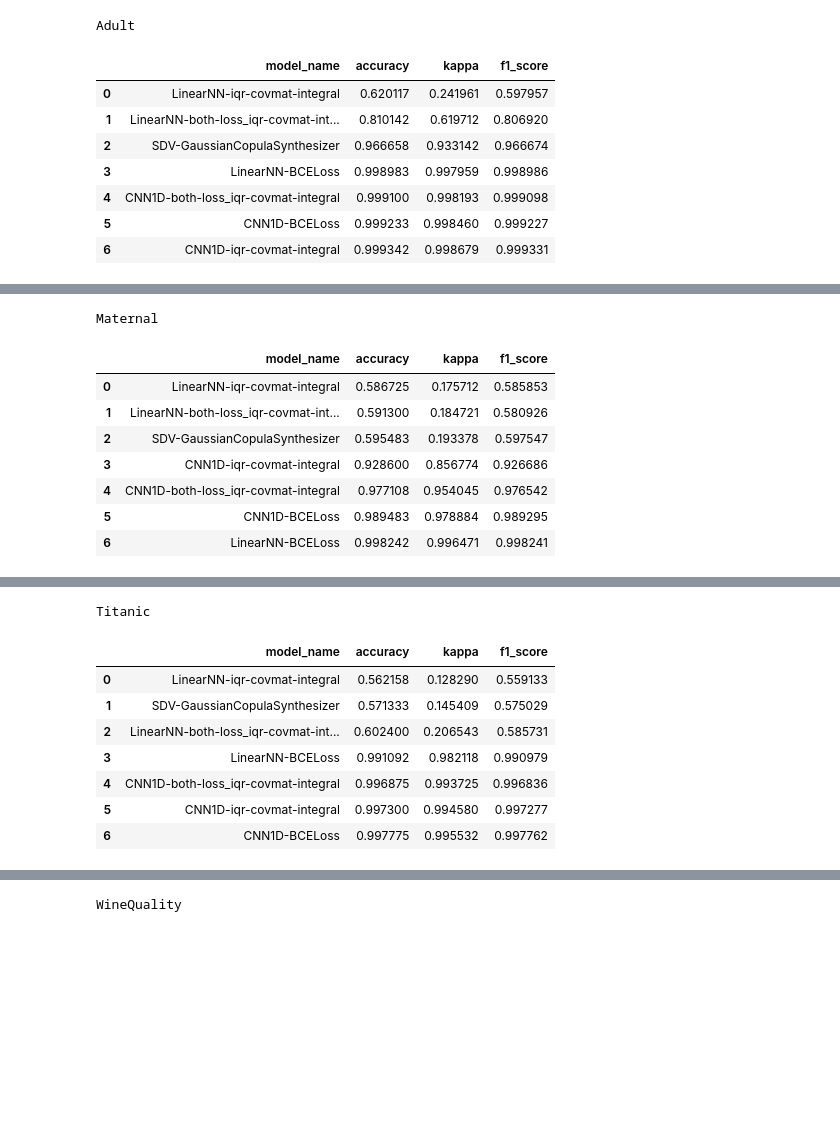
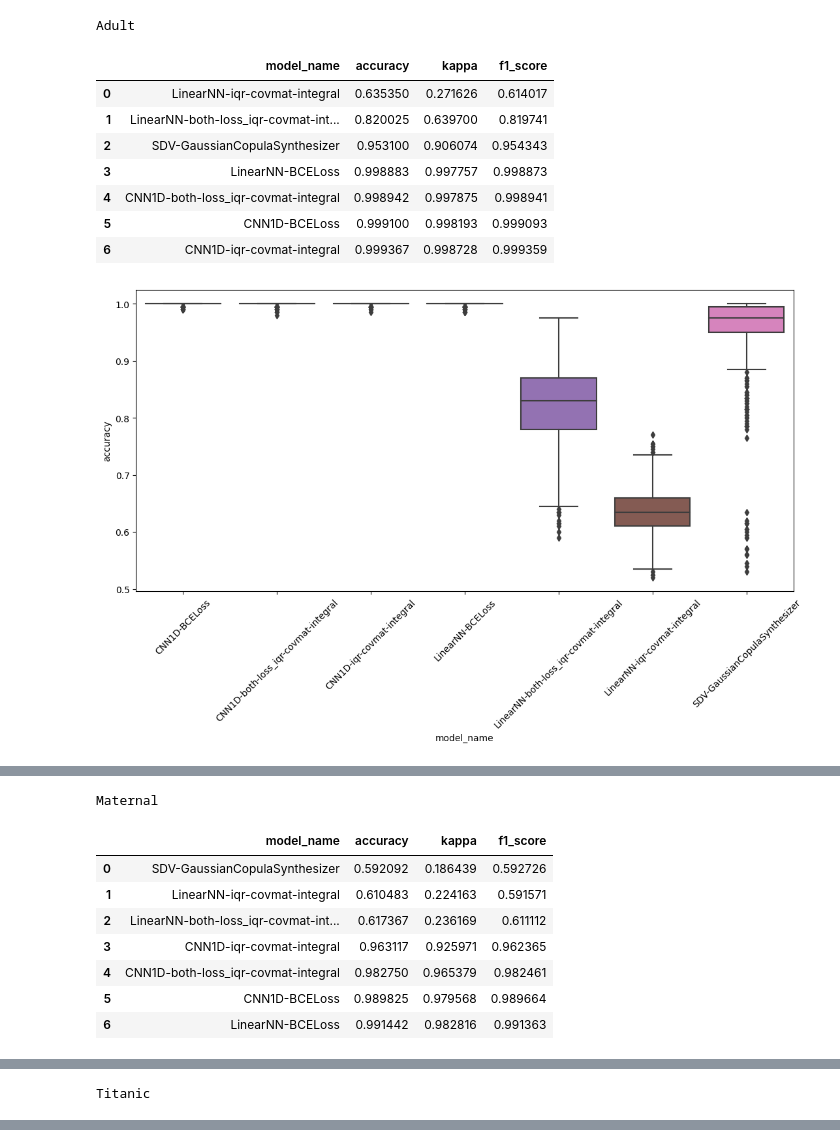
Before and after one commit to JoseLlanes/TabularDataGAN, a Jupyter notebook: AnalysisNotebooks/ResultAnalysis.ipynb, the cells around one changed output, grey strips where cells are left out. Cells and saved outputs as stored; diff of their text form; code cells hidden in the pictures; blank space fills up the shorter version.

```diff
--- a/AnalysisNotebooks/ResultAnalysis.ipynb
+++ b/AnalysisNotebooks/ResultAnalysis.ipynb
@@ -13,3 +15,10 @@ import scipy as sp
+# %%
+def p_value_string(p_value):
+    string_list = ["-", "*", "**", "***"]
+    p_value_th_list = [0.05, 0.01, 0.001, 0]
+    for p_str, p_th in zip(string_list, p_value_th_list):
+        if p_value >= p_th:
+            return p_str
 # %%
 metrics_skm_list = ["accuracy", "kappa", "f1_score"]
 dataset_list = ["Adult", "Maternal", "Titanic", "Wisconsin", "WineQuality", "StudentDropout"]
@@ -18,36 +27,68 @@ result_file_list = os.listdir("Results/")
 # %%
 for data_name in dataset_list:
     selected_files = [f for f in result_file_list if data_name in f]
 
     result_load_dict = {}
     for file_name in selected_files:
         with open(f"Results/{file_name}", 'rb') as f:
             result_load_dict.update({file_name.split(".")[0]: pickle.load(f)})
 
     print(data_name)
 
+    distribution_list = []
     help_list = []
     for k, v in result_load_dict.items():
         df_res_ml = v["ml_difference_real_generated_data"]
 
         if not any([metric in df_res_ml.columns for metric in metrics_skm_list]):
             continue
 
-        dict_help = {"model_name": "_".join(k.split("_")[2:])}
+        model_name = "_".join(k.split("_")[2:])
+        dict_help = {"model_name": model_name}
         dict_help.update(
             {k: v for k, v in df_res_ml[metrics_skm_list].mean().to_dict().items()}
         )
         help_list.append(dict_help)
 
+        df_res_ml["model_name"] = model_name
+        distribution_list.append(df_res_ml)
+
+    df_dist = pd.concat(distribution_list, ignore_index=True)
+
     df_result_summary = pd.DataFrame(help_list).sort_values("accuracy").reset_index(drop=True)
     display(df_result_summary)
+
+    plt.figure(figsize=(13, 6))
+    sns.boxplot(data=df_dist, x="model_name", y="accuracy")
+    plt.xticks(rotation=45)
+    plt.show()
+
+    model_tuple_list = []
+    for i, m_name_i in enumerate(df_dist["model_name"].unique()[:-1]):
+        for m_name_j in df_dist["model_name"].unique()[(i+1):]:
+            model_tuple_list.append([m_name_i, m_name_j])
+
+    p_value_matrix = pd.DataFrame("-", index=df_dist["model_name"].unique(), columns=df_dist["model_name"].unique())
+
+    for model1, model2 in model_tuple_list:
+        metric = "accuracy"
+        value_model1 = df_dist[df_dist["model_name"] == model1][metric].values
+        value_model2 = df_dist[df_dist["model_name"] == model2][metric].values
+
+        _, p_value = ks_2samp(value_model1, value_model2)
+
+        p_value_matrix.loc[model1, model2] = p_value_string(p_value)
+        p_value_matrix.loc[model2, model1] = p_value_string(p_value)
+
+    display(p_value_matrix)
 # %% [output]
 Adult
 |  | model_name | accuracy | kappa | f1_score |
-| 0 | LinearNN-iqr-covmat-integral | 0.620117 | 0.241961 | 0.597957 |
-| 1 | LinearNN-both-loss_iqr-covmat-int... | 0.810142 | 0.619712 | 0.806920 |
-| 2 | SDV-GaussianCopulaSynthesizer | 0.966658 | 0.933142 | 0.966674 |
-| 3 | LinearNN-BCELoss | 0.998983 | 0.997959 | 0.998986 |
-| 4 | CNN1D-both-loss_iqr-covmat-integral | 0.999100 | 0.998193 | 0.999098 |
-| 5 | CNN1D-BCELoss | 0.999233 | 0.998460 | 0.999227 |
-| 6 | CNN1D-iqr-covmat-integral | 0.999342 | 0.998679 | 0.999331 |
+| 0 | LinearNN-iqr-covmat-integral | 0.635350 | 0.271626 | 0.614017 |
+| 1 | LinearNN-both-loss_iqr-covmat-int... | 0.820025 | 0.639700 | 0.819741 |
+| 2 | SDV-GaussianCopulaSynthesizer | 0.953100 | 0.906074 | 0.954343 |
+| 3 | LinearNN-BCELoss | 0.998883 | 0.997757 | 0.998873 |
+| 4 | CNN1D-both-loss_iqr-covmat-integral | 0.998942 | 0.997875 | 0.998941 |
+| 5 | CNN1D-BCELoss | 0.999100 | 0.998193 | 0.999093 |
+| 6 | CNN1D-iqr-covmat-integral | 0.999367 | 0.998728 | 0.999359 |
+[figure, added]
@@ -54,9 +103,9 @@ Adult
 Maternal
-|  | model_name | accuracy | kappa | f1_score |
-| 0 | LinearNN-iqr-covmat-integral | 0.586725 | 0.175712 | 0.585853 |
-| 1 | LinearNN-both-loss_iqr-covmat-int... | 0.591300 | 0.184721 | 0.580926 |
-| 2 | SDV-GaussianCopulaSynthesizer | 0.595483 | 0.193378 | 0.597547 |
-| 3 | CNN1D-iqr-covmat-integral | 0.928600 | 0.856774 | 0.926686 |
-| 4 | CNN1D-both-loss_iqr-covmat-integral | 0.977108 | 0.954045 | 0.976542 |
-| 5 | CNN1D-BCELoss | 0.989483 | 0.978884 | 0.989295 |
-| 6 | LinearNN-BCELoss | 0.998242 | 0.996471 | 0.998241 |
+|  | model_name | accuracy | kappa | f1_score |
+| 0 | SDV-GaussianCopulaSynthesizer | 0.592092 | 0.186439 | 0.592726 |
+| 1 | LinearNN-iqr-covmat-integral | 0.610483 | 0.224163 | 0.591571 |
+| 2 | LinearNN-both-loss_iqr-covmat-int... | 0.617367 | 0.236169 | 0.611112 |
+| 3 | CNN1D-iqr-covmat-integral | 0.963117 | 0.925971 | 0.962365 |
+| 4 | CNN1D-both-loss_iqr-covmat-integral | 0.982750 | 0.965379 | 0.982461 |
+| 5 | CNN1D-BCELoss | 0.989825 | 0.979568 | 0.989664 |
+| 6 | LinearNN-BCELoss | 0.991442 | 0.982816 | 0.991363 |
@@ -63,9 +121 @@ Maternal
 Titanic
-|  | model_name | accuracy | kappa | f1_score |
-| 0 | LinearNN-iqr-covmat-integral | 0.562158 | 0.128290 | 0.559133 |
-| 1 | SDV-GaussianCopulaSynthesizer | 0.571333 | 0.145409 | 0.575029 |
-| 2 | LinearNN-both-loss_iqr-covmat-int... | 0.602400 | 0.206543 | 0.585731 |
-| 3 | LinearNN-BCELoss | 0.991092 | 0.982118 | 0.990979 |
-| 4 | CNN1D-both-loss_iqr-covmat-integral | 0.996875 | 0.993725 | 0.996836 |
-| 5 | CNN1D-iqr-covmat-integral | 0.997300 | 0.994580 | 0.997277 |
-| 6 | CNN1D-BCELoss | 0.997775 | 0.995532 | 0.997762 |
@@ -81 +139,0 @@ Wisconsin
-WineQuality
```
Also changed, not shown: parts of 4 cells of this notebook, 2 other files.
